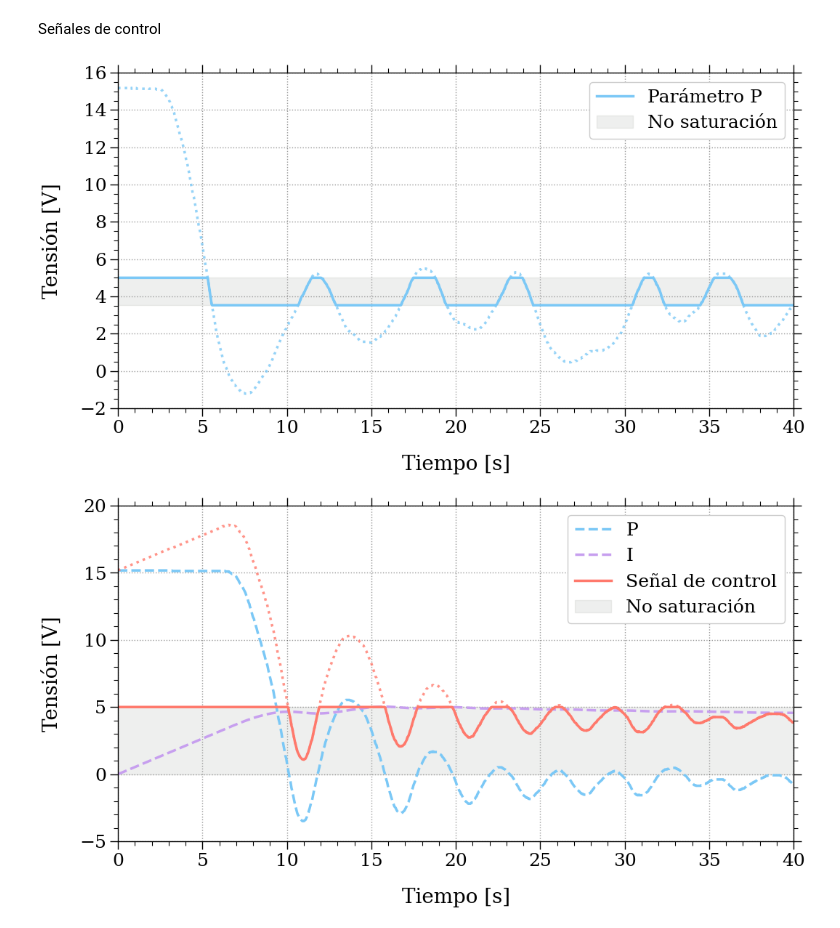
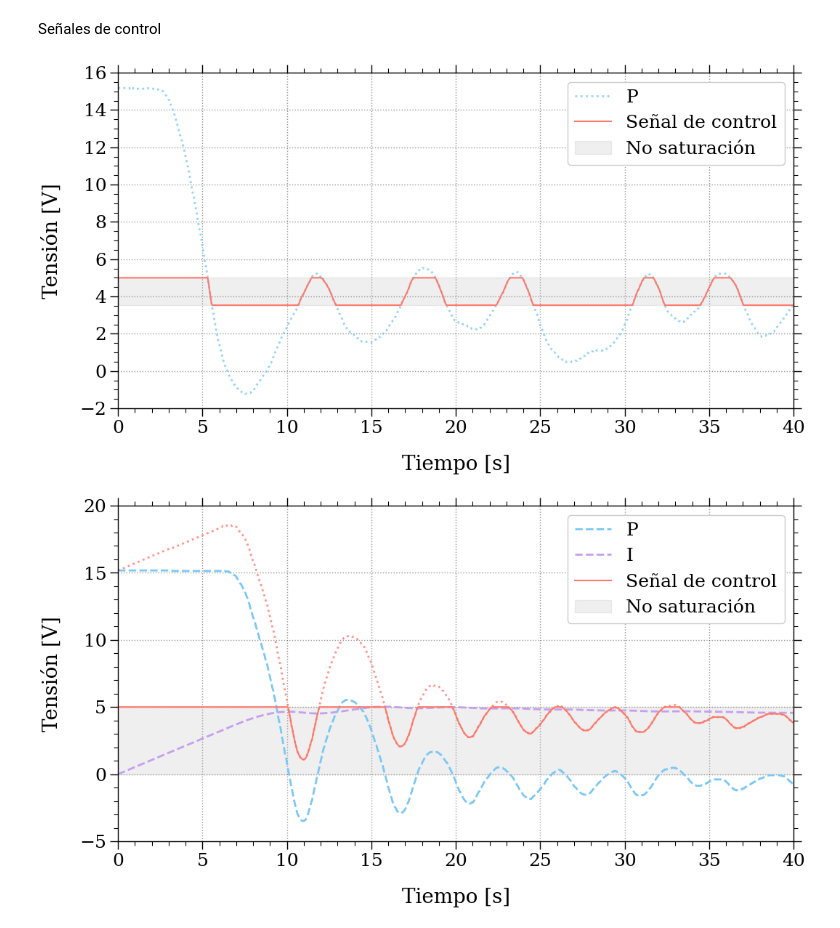
Before and after one commit to Martin-Palomeque/PID, a Jupyter notebook: Entregas/figuras_informe.ipynb, the cells around one changed output. Drawn from its saved outputs; the diff is of its cells as text; code cells hidden in the pictures.

```diff
--- a/Entregas/figuras_informe.ipynb
+++ b/Entregas/figuras_informe.ipynb
@@ -107,36 +107,36 @@ Señales de control
 # %%
 df = pd.read_csv('..\Mediciones\Clase 3\PID\PID-2-0-0-barrido.csv')
 df = df[df['Time'] <= 40]
 
 t = df['Time'].values
 P = b2V(df['P'].values)
 
 
 # FIGURA Y AXES
 
 fig, ax = plt.subplots()
 
 ax.set_ylabel('Tensión [V]')
 ax.set_xlabel('Tiempo [s]')
 ax.set_xlim(0, 40)
 ax.set_ylim(-2, 16)
 
 
 # PLOTS
-
-ax.plot(t, P, c='C1', ls=ls_sat, alpha=0.8)
+linewidth = 2
+ax.plot(t, P, c='C1', ls=ls_sat, alpha=0.8,linewidth=linewidth,label = 'P')
 P[P < b2V(180)] = b2V(180)
 P[P > 5] = 5
-ax.plot(t, P, c='C1', label='Señal de control')
+ax.plot(t, P, c='C3', label='Señal de control',linewidth=linewidth-0.5)
 ax.fill_between([0, 45], 2*[b2V(180)], 2*[5], color=c_sp_sat,
                 alpha=0.15, label='No saturación')
 
 
 ax.legend()
 # fig.savefig('.\Figuras\P-señal')
 plt.show()
 # %% [output]
-[figure, old version]
+[figure, new version]
 # %%
 df = pd.read_csv('..\Mediciones\Clase 3\PID\PID-2-0.07-0-barrido.csv')
 df = df[df['Time'] <= 40]
```
Also changed, not shown: parts of 1 cell of this notebook.
